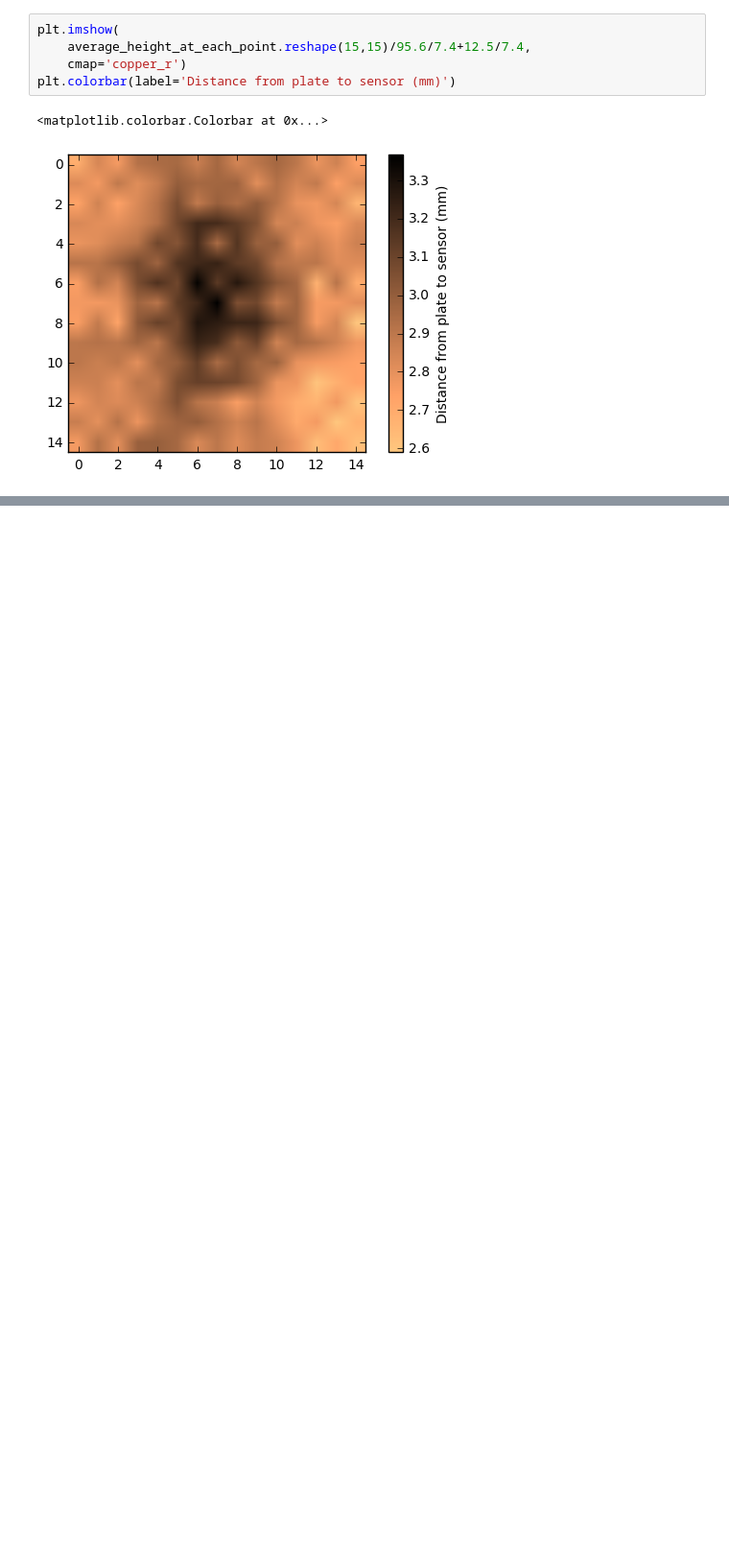
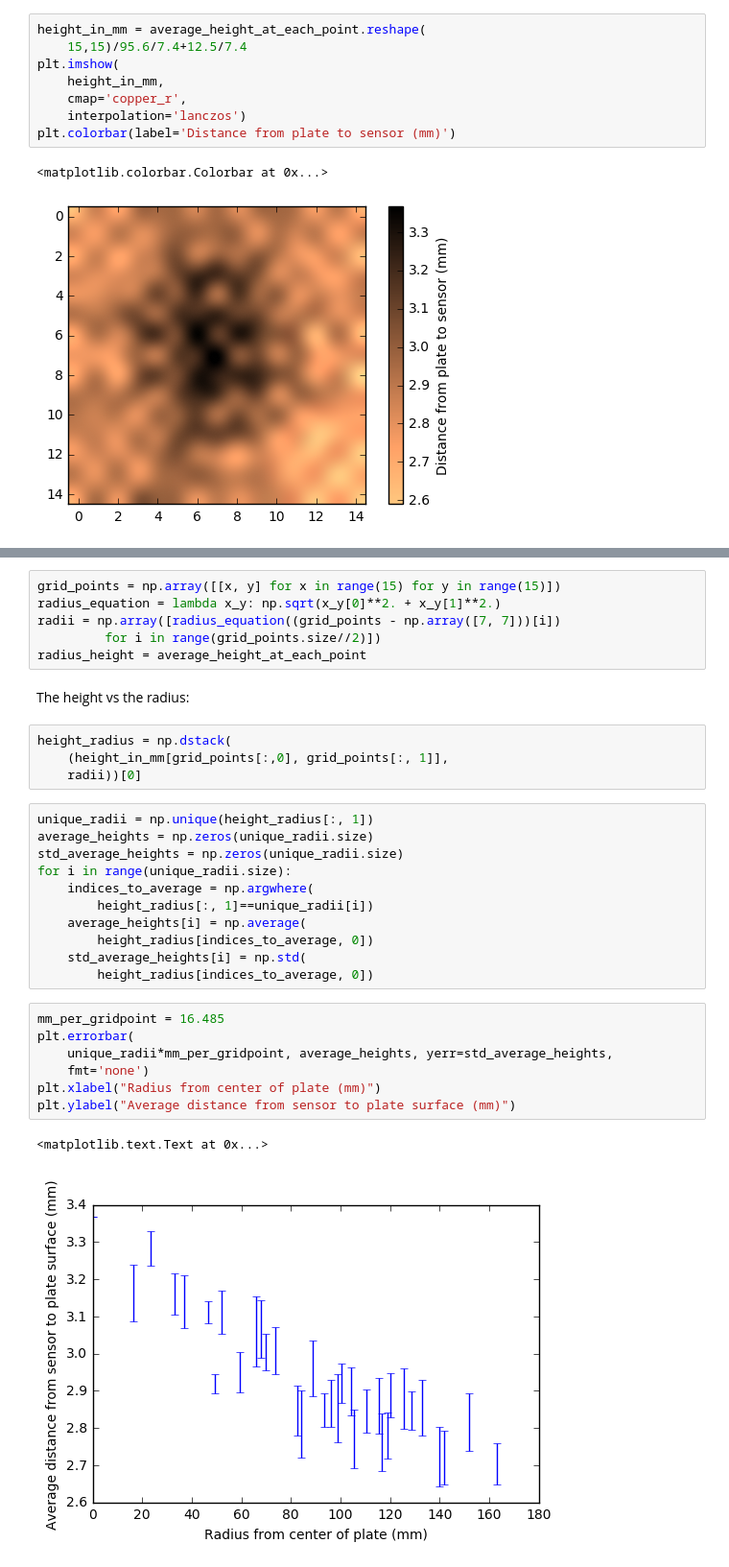
Before and after one commit to ry-dgel/Chladni, a Jupyter notebook: height_map_plate.ipynb, the cells around one changed output, grey strips where cells are left out. Shown at 96% size. Saved outputs shown, nothing was run; the diff lists cells and outputs as text; blank space fills up the shorter version.

Commit message:
Added radial plot of heights

```diff
--- a/height_map_plate.ipynb
+++ b/height_map_plate.ipynb
@@ -18,9 +26,12 @@ This is the height at each point
 # %%
 average_height_at_each_point = np.average(useful_values_height_map, 1)
 # %%
+height_in_mm = average_height_at_each_point.reshape(
+    15,15)/95.6/7.4+12.5/7.4
 plt.imshow(
-    average_height_at_each_point.reshape(15,15)/95.6/7.4+12.5/7.4,
-    cmap='copper_r')
+    height_in_mm,
+    cmap='copper_r',
+    interpolation='lanczos')
 plt.colorbar(label='Distance from plate to sensor (mm)')
 # %% [output]
 <matplotlib.colorbar.Colorbar at 0x...>
@@ -27,0 +41,33 @@ plt.colorbar(label='Distance from plate to sensor (mm)')
+# %%
+grid_points = np.array([[x, y] for x in range(15) for y in range(15)])
+radius_equation = lambda x_y: np.sqrt(x_y[0]**2. + x_y[1]**2.)
+radii = np.array([radius_equation((grid_points - np.array([7, 7]))[i])
+         for i in range(grid_points.size//2)])
+radius_height = average_height_at_each_point
+# %% [markdown]
+The height vs the radius:
+# %%
+height_radius = np.dstack(
+    (height_in_mm[grid_points[:,0], grid_points[:, 1]],
+    radii))[0]
+# %%
+unique_radii = np.unique(height_radius[:, 1])
+average_heights = np.zeros(unique_radii.size)
+std_average_heights = np.zeros(unique_radii.size)
+for i in range(unique_radii.size):
+    indices_to_average = np.argwhere(
+        height_radius[:, 1]==unique_radii[i])
+    average_heights[i] = np.average(
+        height_radius[indices_to_average, 0])
+    std_average_heights[i] = np.std(
+        height_radius[indices_to_average, 0])
+# %%
+mm_per_gridpoint = 16.485
+plt.errorbar(
+    unique_radii*mm_per_gridpoint, average_heights, yerr=std_average_heights,
+    fmt='none')
+plt.xlabel("Radius from center of plate (mm)")
+plt.ylabel("Average distance from sensor to plate surface (mm)")
+# %% [output]
+<matplotlib.text.Text at 0x...>
+[figure, added]
```
Also changed, not shown: parts of 3 cells of this notebook.
